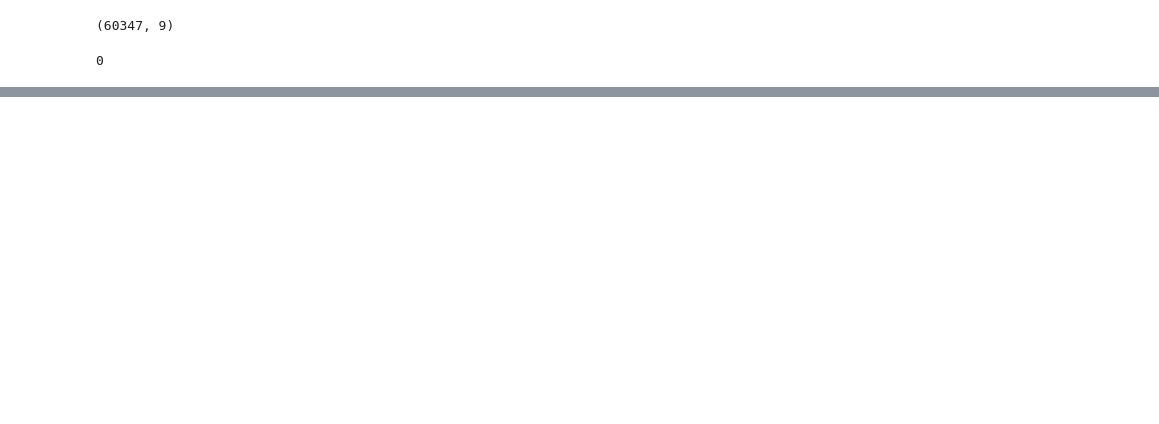
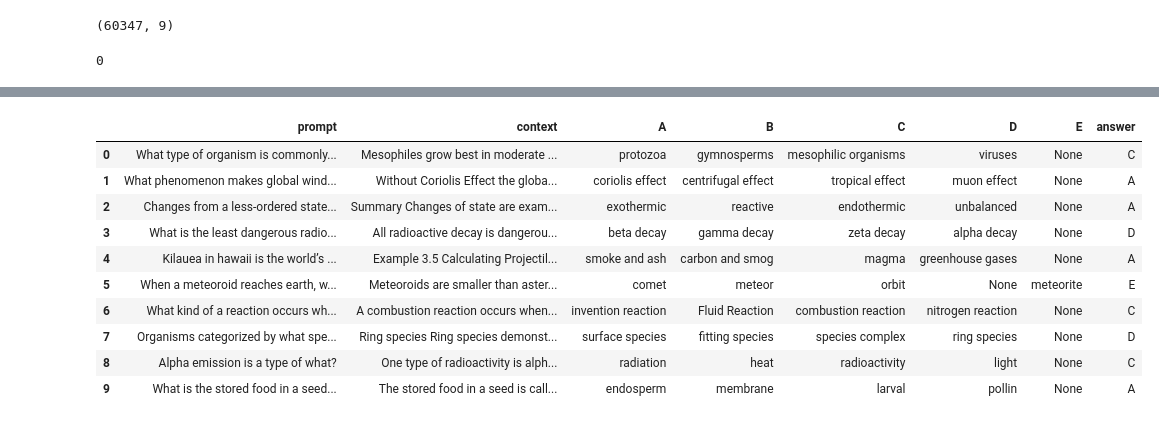
Before and after one commit to Lizhecheng02/Kaggle-LLM_Science_Exam, a Jupyter notebook: fillna.ipynb, the cells around one changed output, grey strips where cells are left out. Drawn from its saved outputs; the diff is of its cells as text; code cells hidden in the pictures; blank space fills up the shorter version.

```diff
--- a/fillna.ipynb
+++ b/fillna.ipynb
@@ -34,0 +55,12 @@ train.to_parquet("./clean_dataset/fillna_clean_60k.parquet")
+# %%
+sciencemcq = sciencemcq.rename(
+    columns={
+        "question": "prompt",
+        "distractor1": "A",
+        "distractor2": "B",
+        "distractor3": "C",
+        "correct_answer": "D",
+        "support": "context"
+    }
+)
+sciencemcq.head()
@@ -34,0 +74,4 @@ train.to_parquet("./clean_dataset/fillna_clean_60k.parquet")
+# %%
+new_column_order = ["prompt", "context", "A", "B", "C", "D"]
+sciencemcq = sciencemcq[new_column_order]
+sciencemcq.head()
@@ -34,0 +85,3 @@ train.to_parquet("./clean_dataset/fillna_clean_60k.parquet")
+# %%
+sciencemcq["answer"] = "D"
+sciencemcq.head()
@@ -34,0 +99,3 @@ train.to_parquet("./clean_dataset/fillna_clean_60k.parquet")
+# %%
+sciencemcq.insert(6, "E", None)
+sciencemcq.head()
@@ -34,0 +136,24 @@ train.to_parquet("./clean_dataset/fillna_clean_60k.parquet")
+# %%
+for index, row in tqdm(sciencemcq.iterrows(), total=len(sciencemcq)):
+    right_column = row["answer"]
+    changeable_columns = ["A", "B", "C", "D", "E"]
+    change_columns = random.choice(changeable_columns)
+    D_value = sciencemcq.loc[index, right_column]
+    change_value = sciencemcq.loc[index, change_columns]
+    sciencemcq.loc[index, right_column] = change_value
+    sciencemcq.loc[index, change_columns] = D_value
+    sciencemcq.loc[index, "answer"] = change_columns
+
+sciencemcq.head(10)
+# %% [output]
+|  | prompt | context | A | B | C | D | E | answer |
+| 0 | What type of organism is commonly... | Mesophiles grow best in moderate ... | protozoa | gymnosperms | mesophilic organisms | viruses | None | C |
+| 1 | What phenomenon makes global wind... | Without Coriolis Effect the globa... | coriolis effect | centrifugal effect | tropical effect | muon effect | None | A |
+| 2 | Changes from a less-ordered state... | Summary Changes of state are exam... | exothermic | reactive | endothermic | unbalanced | None | A |
+| 3 | What is the least dangerous radio... | All radioactive decay is dangerou... | beta decay | gamma decay | zeta decay | alpha decay | None | D |
+| 4 | Kilauea in hawaii is the world’s ... | Example 3.5 Calculating Projectil... | smoke and ash | carbon and smog | magma | greenhouse gases | None | A |
+| 5 | When a meteoroid reaches earth, w... | Meteoroids are smaller than aster... | comet | meteor | orbit | None | meteorite | E |
+| 6 | What kind of a reaction occurs wh... | A combustion reaction occurs when... | invention reaction | Fluid Reaction | combustion reaction | nitrogen reaction | None | C |
+| 7 | Organisms categorized by what spe... | Ring species Ring species demonst... | surface species | fitting species | species complex | ring species | None | D |
+| 8 | Alpha emission is a type of what? | One type of radioactivity is alph... | radiation | heat | radioactivity | light | None | C |
+| 9 | What is the stored food in a seed... | The stored food in a seed is call... | endosperm | membrane | larval | pollin | None | A |
```
Also changed, not shown: parts of 13 cells of this notebook, 3 other files.
